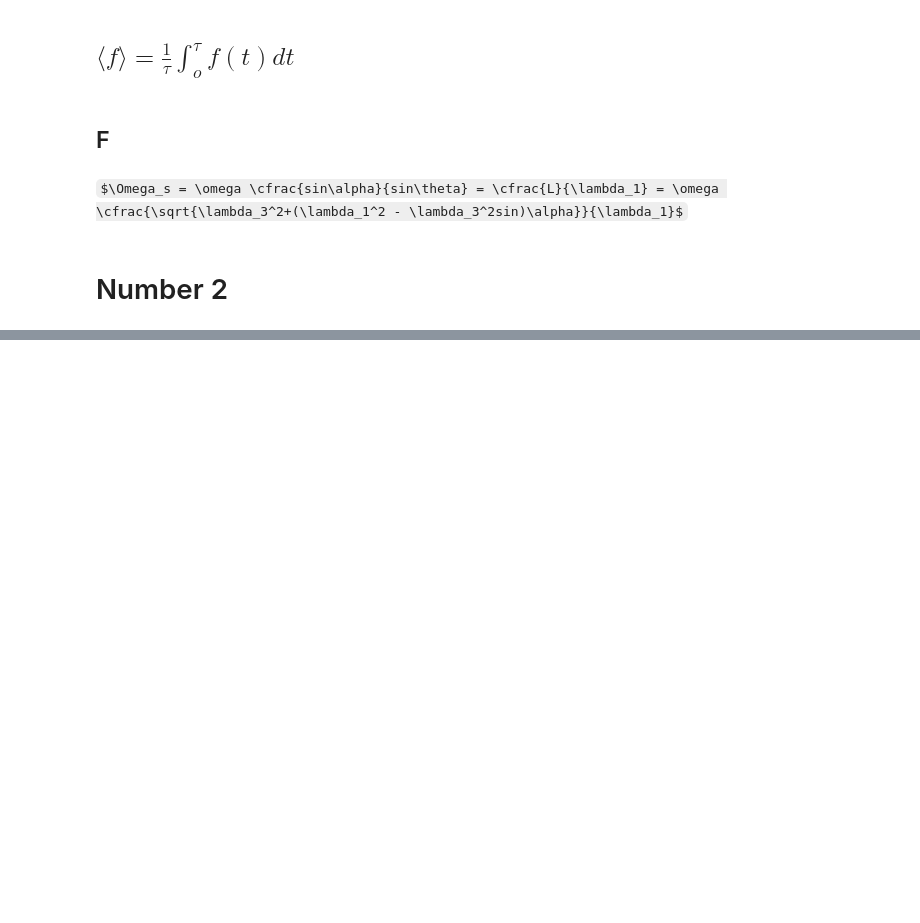
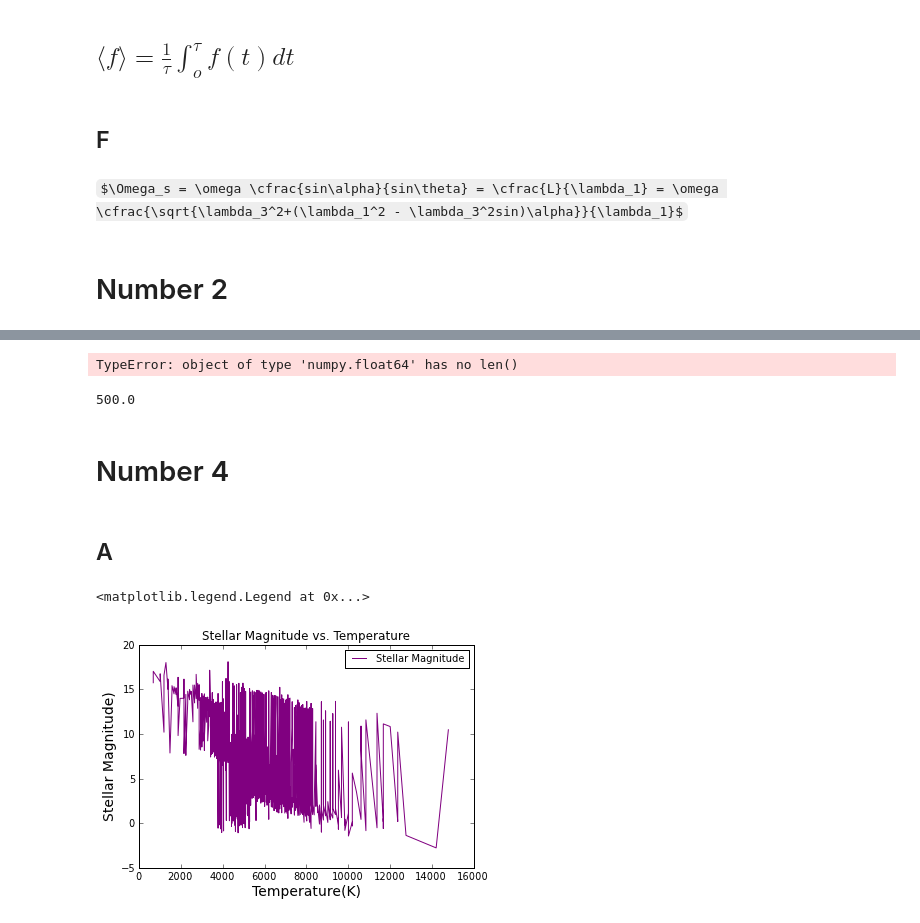
Before and after one commit to ewjohnst/PHYS202-S13, a Jupyter notebook: Week3/GraphicsEx2.ipynb, the cells around one changed output, grey strips where cells are left out. Drawn from its saved outputs; the diff is of its cells as text; code cells hidden in the pictures; some formulas as TeX source; blank space fills up the shorter version.

```diff
--- a/Week3/GraphicsEx2.ipynb
+++ b/Week3/GraphicsEx2.ipynb
@@ -60,0 +125,30 @@ psi^2 =
+# %%
+def average(m):
+    sum(m)/len(m)
+    return sum(m)/len(m)
+
+print average(X)
+for k in X:
+    print average(k)
+# %% [output]
+TypeError: object of type 'numpy.float64' has no len()
+500.0
+# %% [markdown]
+Number 4
+=
+# %% [markdown]
+A
+-
+# %%
+data = loadtxt("stars.txt",float)
+x = data[:,0]
+y = data[:,1]
+# %%
+plot(x, y, label = "Stellar Magnitude", color = "purple")
+xlabel("Temperature(K)", fontsize= 14)
+ylabel("Stellar Magnitude)", fontsize = 14)
+title("Stellar Magnitude vs. Temperature")
+legend(loc = "best", prop={"size": 10.0})
+# %% [output]
+<matplotlib.legend.Legend at 0x...>
+[figure, added]
```
Also changed, not shown: parts of 15 cells of this notebook, 2 other files.
